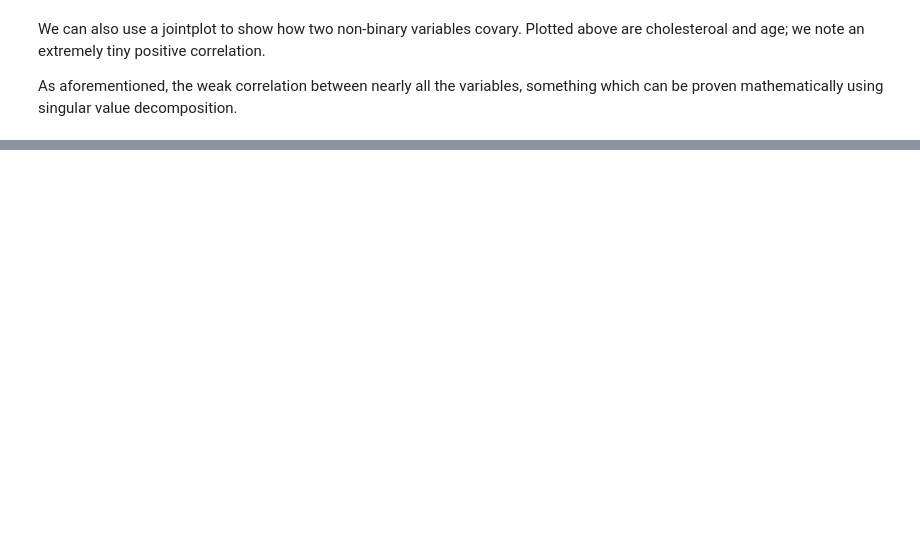
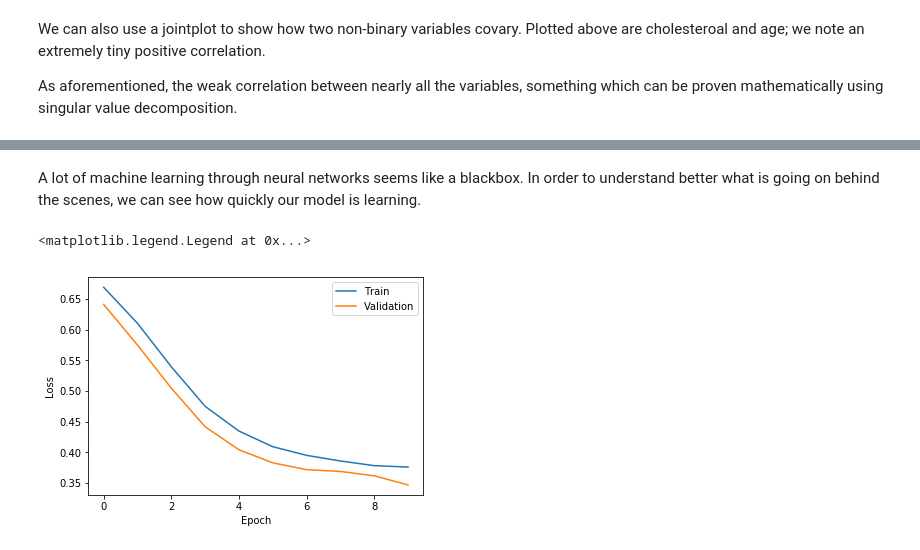
Before and after one commit to roshanlodha/heart-disease, a Jupyter notebook: Heart Disease.ipynb, the cells around one changed output, grey strips where cells are left out. Cells and saved outputs as stored; diff of their text form; code cells hidden in the pictures; blank space fills up the shorter version.

Commit message:
added neural network
Added a small neural network using keras and tensorflow

```diff
--- a/Heart Disease.ipynb
+++ b/Heart Disease.ipynb
@@ -112,0 +125,4 @@ Test accuracy: 0.8390
+# %%
+X = data[:, 0:13]
+Y = data[:, 13]
+X, Y
@@ -112,0 +140,5 @@ Test accuracy: 0.8390
+# %%
+from sklearn import preprocessing
+scaler = preprocessing.MinMaxScaler()
+X = scaler.fit_transform(X)
+X
@@ -112,0 +161,4 @@ Test accuracy: 0.8390
+# %%
+X_train, X_test, Y_train, Y_test = sklearn.model_selection.train_test_split(X, Y, test_size=0.2)
+X_test, X_val, Y_test, Y_val = sklearn.model_selection.train_test_split(X_test, Y_test, test_size=0.5)
+X_train.shape, X_val.shape, X_test.shape, Y_train.shape, Y_val.shape, Y_test.shape
@@ -112,0 +169,17 @@ Test accuracy: 0.8390
+# %%
+from keras.models import Sequential
+from keras.layers import Dense
+
+model = Sequential([Dense(25, activation='relu', input_shape=(13,)),
+                    Dense(25, activation='relu'),
+                    Dense(1, activation='sigmoid'),])
+
+model.compile(optimizer='sgd',
+              loss='binary_crossentropy',
+              metrics=['accuracy'])
+
+history = model.fit(X_train, Y_train,
+                 batch_size=5, epochs=10,
+                 validation_data=(X_val, Y_val))
+
+model.evaluate(X_test, Y_test)[1]
@@ -112,0 +206,11 @@ Test accuracy: 0.8390
+# %% [markdown]
+A lot of machine learning through neural networks seems like a blackbox. In order to understand better what is going on behind the scenes, we can see how quickly our model is learning.
+# %%
+plt.plot(history.history['loss'])
+plt.plot(history.history['val_loss'])
+plt.ylabel('Loss')
+plt.xlabel('Epoch')
+plt.legend(['Train', 'Validation'], loc='upper right')
+# %% [output]
+<matplotlib.legend.Legend at 0x...>
+[figure, added]
```
Also changed, not shown: parts of 17 cells of this notebook.
